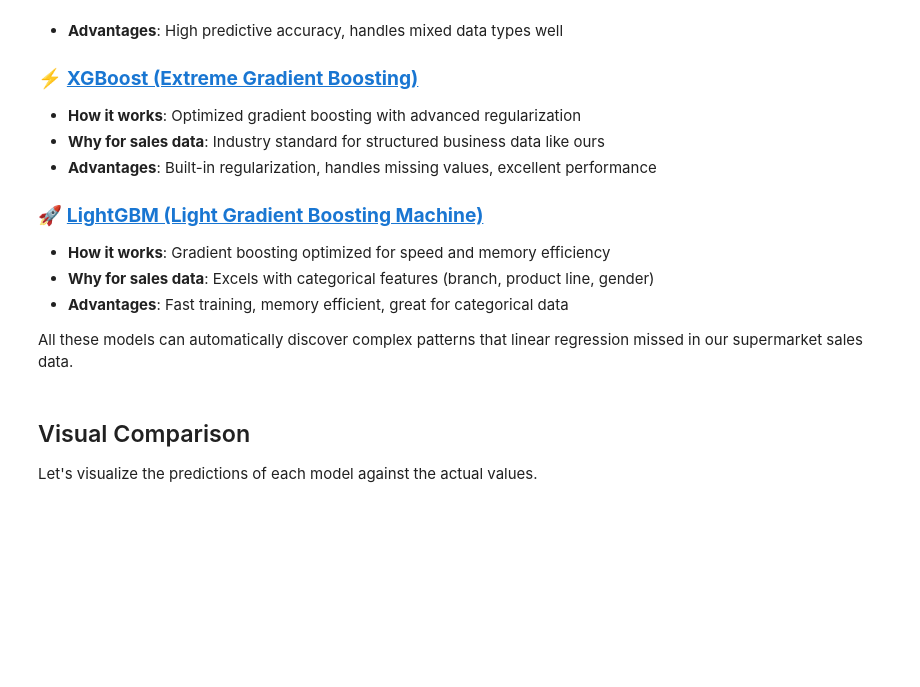
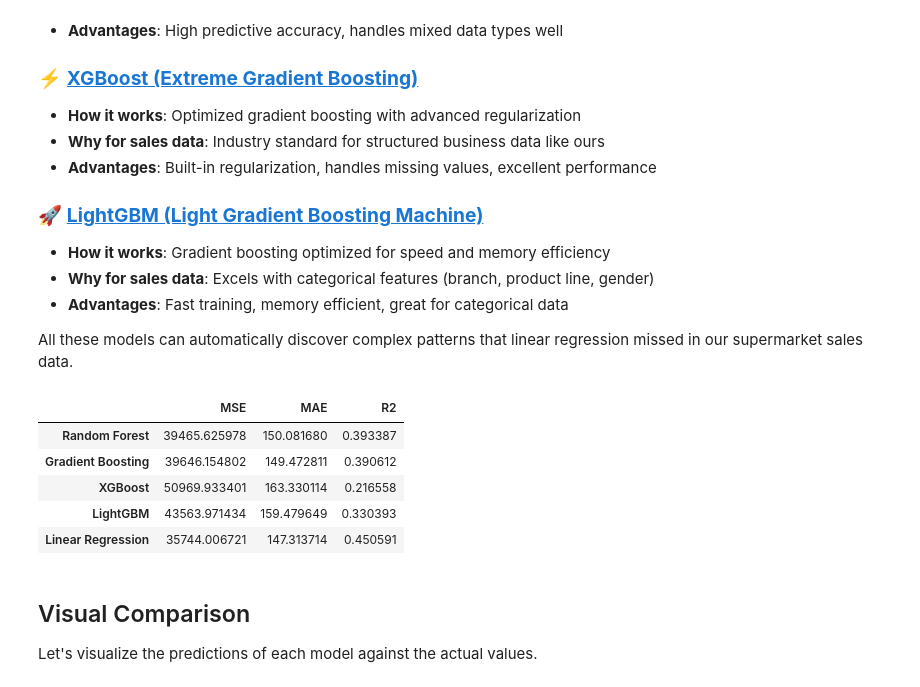
Before and after one commit to ShivamT007/ml-fundamentals, a Jupyter notebook: supervised_learning/regression/05_advanced_regression.ipynb, the cells around one changed output. Saved outputs shown, nothing was run; the diff lists cells and outputs as text; code cells hidden in the pictures; blank space fills up the shorter version.

```diff
--- a/supervised_learning/regression/05_advanced_regression.ipynb
+++ b/supervised_learning/regression/05_advanced_regression.ipynb
@@ -29,11 +31,35 @@ df = pd.read_csv(file_path)
 We will use the same features as before and apply one-hot encoding to categorical variables.
 # %%
 # Prepare data
-features = ['Unit price', 'Branch', 'Product line', 'Gender', 'Customer type']
-df_encoded = pd.get_dummies(df[features], drop_first=True)
+# Select features (excluding target and identifiers)
+features_to_encode = [
+    "Branch",
+    "City",
+    "Customer type",
+    "Gender",
+    "Product line",
+    "Payment",
+]
+
+other_features_to_include = [
+    "Unit price",
+    "Rating",
+]
+
+# Encode categorical variables
+df_encoded = pd.concat(
+    [
+        pd.get_dummies(df[features_to_encode], drop_first=True),
+        df[other_features_to_include],
+    ],
+    axis=1,
+)
+
 X = df_encoded
-y = df['Sales']
-X_train, X_test, y_train, y_test = train_test_split(X, y, test_size=0.2, random_state=42)
+y = df["Sales"]
+X_train, X_test, y_train, y_test = train_test_split(
+    X, y, test_size=0.2, random_state=42
+)
 # %% [markdown]
 ## Why Use Advanced regression models?
 
@@ -106,25 +132,35 @@ All these models can automatically discover complex patterns that linear regress
 # %%
 # Define and fit models
 models = {
-    'Random Forest': RandomForestRegressor(n_estimators=100, random_state=42),
-    'Gradient Boosting': GradientBoostingRegressor(n_estimators=100, random_state=42),
-    'XGBoost': XGBRegressor(n_estimators=100, random_state=42, verbosity=0),
-    'LightGBM': LGBMRegressor(n_estimators=100, random_state=42)
+    "Random Forest": RandomForestRegressor(n_estimators=100, random_state=42),
+    "Gradient Boosting": GradientBoostingRegressor(n_estimators=100, random_state=42),
+    "XGBoost": XGBRegressor(n_estimators=100, random_state=42, verbosity=0),
+    "LightGBM": LGBMRegressor(n_estimators=100, random_state=42, verbose=-1),
+    "Linear Regression": LinearRegression(),
 }
+
 
 def fit_and_evaluate(model):
     model.fit(X_train, y_train)
     y_pred = model.predict(X_test)
     mse = mean_squared_error(y_test, y_pred)
     mae = mean_absolute_error(y_test, y_pred)
     r2 = r2_score(y_test, y_pred)
     return mse, mae, r2
 
+
 results = {name: fit_and_evaluate(model) for name, model in models.items()}
 
 # Display results
-results_df = pd.DataFrame(results, index=['MSE', 'MAE', 'R2']).T
+results_df = pd.DataFrame(results, index=["MSE", "MAE", "R2"]).T
 results_df
+# %% [output]
+|  | MSE | MAE | R2 |
+| Random Forest | 39465.625978 | 150.081680 | 0.393387 |
+| Gradient Boosting | 39646.154802 | 149.472811 | 0.390612 |
+| XGBoost | 50969.933401 | 163.330114 | 0.216558 |
+| LightGBM | 43563.971434 | 159.479649 | 0.330393 |
+| Linear Regression | 35744.006721 | 147.313714 | 0.450591 |
 # %% [markdown]
 ## Visual Comparison
 
```
Also changed, not shown: parts of 10 cells of this notebook, 1 other file.
